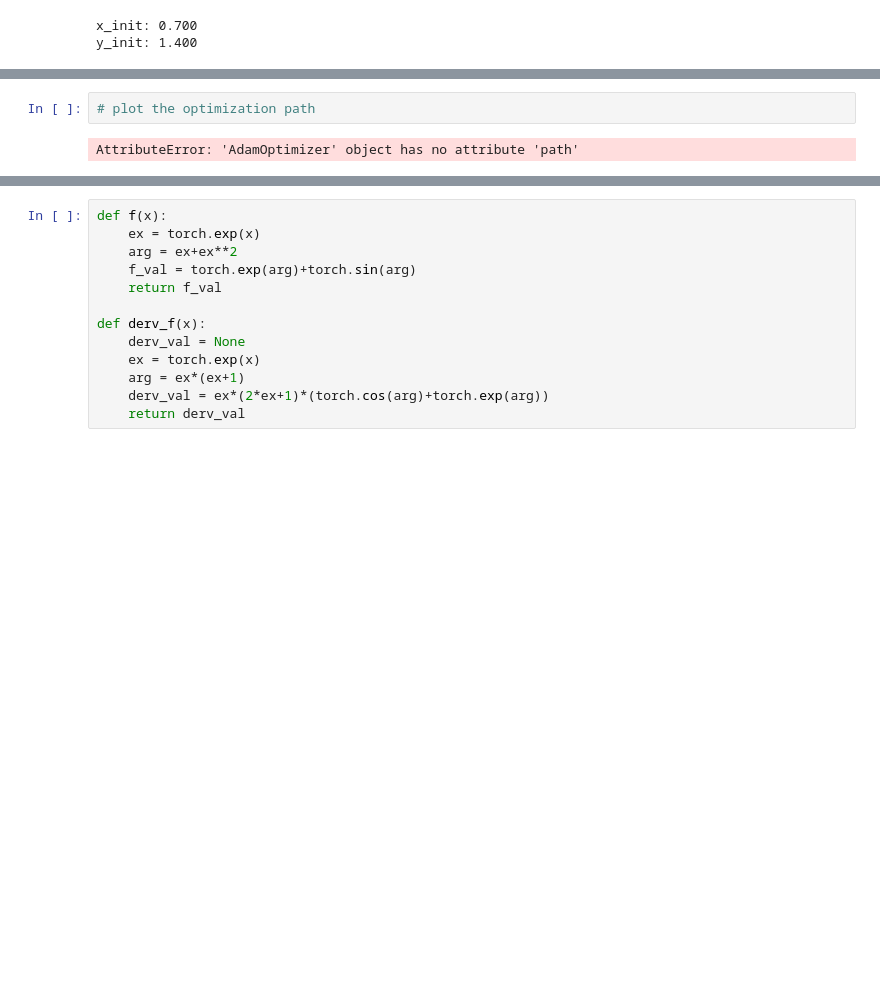
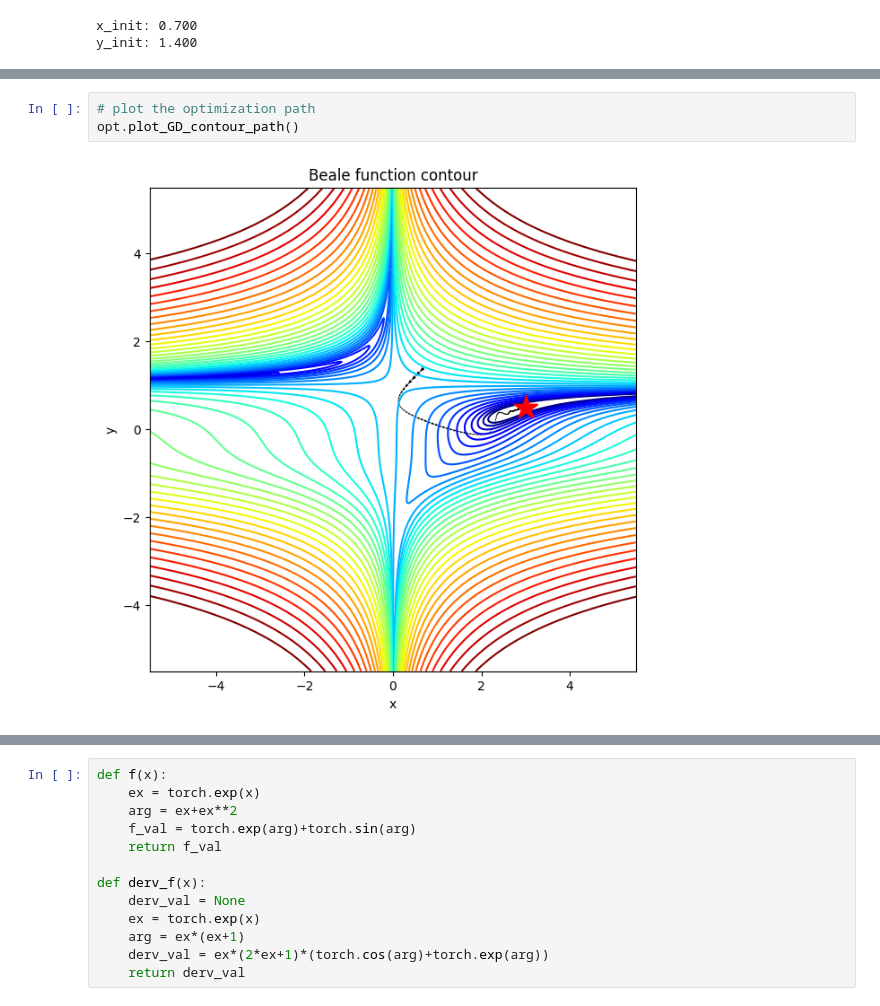
Before and after one commit to sbajamy/ece046211, a Jupyter notebook: gil/ece046211_hw1_optimization_autograd.ipynb, the cells around one changed output, grey strips where cells are left out. Cells and saved outputs as stored; diff of their text form; blank space fills up the shorter version.

```diff
--- a/gil/ece046211_hw1_optimization_autograd.ipynb
+++ b/gil/ece046211_hw1_optimization_autograd.ipynb
@@ -414,4 +478,5 @@ x: 3.0000  y: 0.5000
 # %%
 # plot the optimization path
+opt.plot_GD_contour_path()
 # %% [output]
-AttributeError: 'AdamOptimizer' object has no attribute 'path'
+[figure, added]
```
Also changed, not shown: parts of 12 cells of this notebook.
